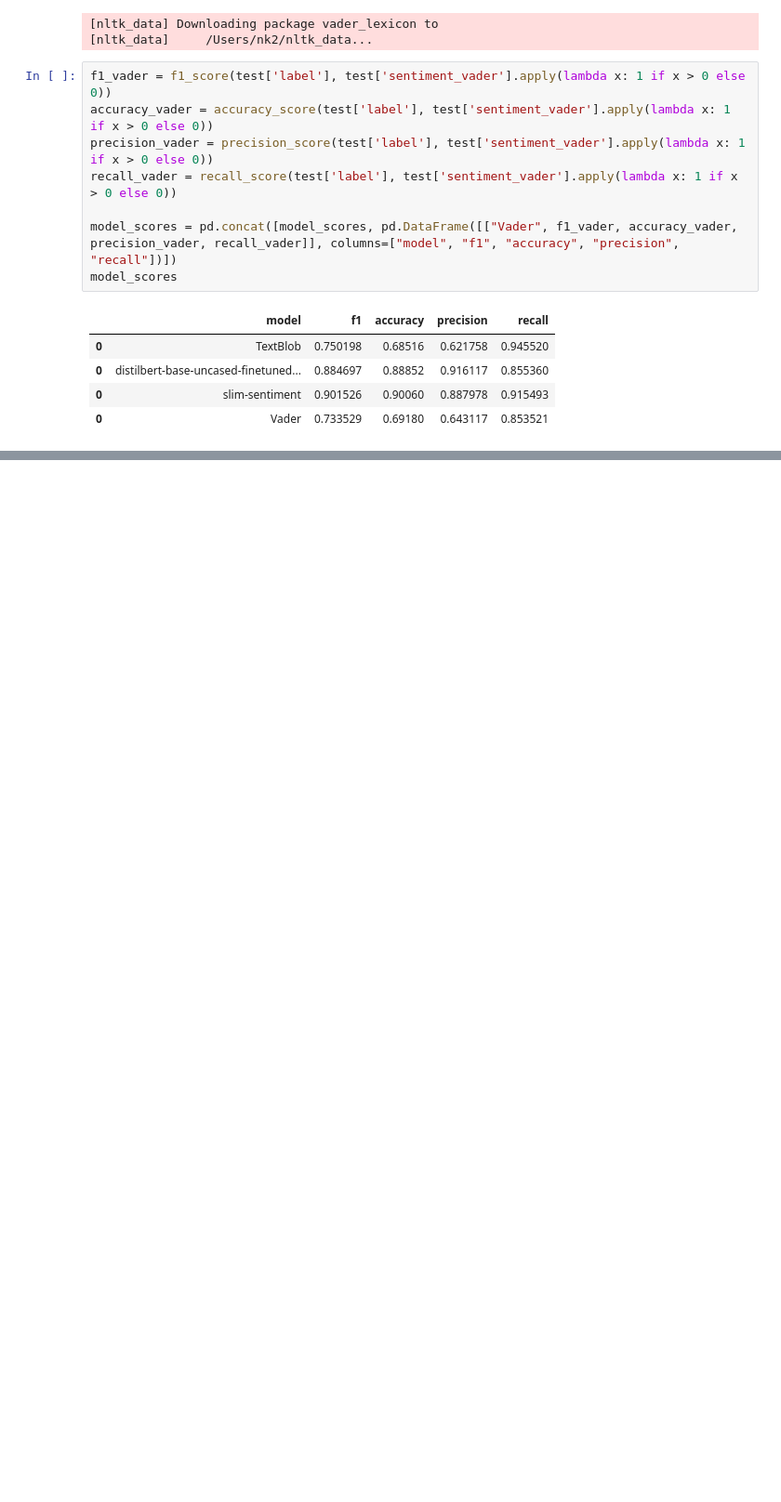
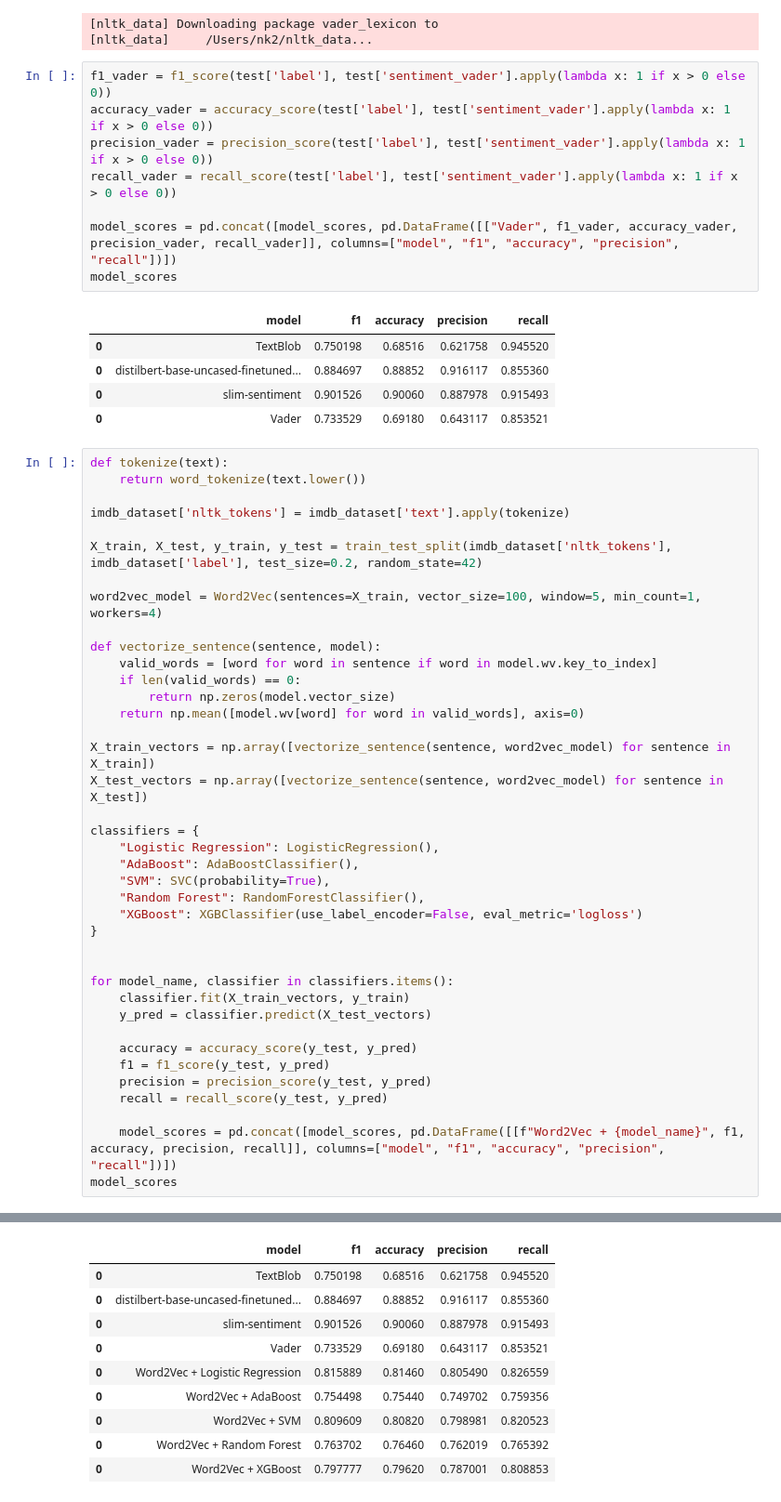
Before and after one commit to grant-TraDA/NLP-2024W, a Jupyter notebook: tutorial-excercises/tutorial 2 - embeddings/js_nk_jz_zl_IMDB.ipynb, the cells around one changed output, grey strips where cells are left out. Shown at 93% size. Saved outputs shown, nothing was run; the diff lists cells and outputs as text; blank space fills up the shorter version.

```diff
--- a/tutorial-excercises/tutorial 2 - embeddings/js_nk_jz_zl_IMDB.ipynb
+++ b/tutorial-excercises/tutorial 2 - embeddings/js_nk_jz_zl_IMDB.ipynb
@@ -246,3 +191,43 @@ model_scores
 | 0 | distilbert-base-uncased-finetuned... | 0.884697 | 0.88852 | 0.916117 | 0.855360 |
 | 0 | slim-sentiment | 0.901526 | 0.90060 | 0.887978 | 0.915493 |
 | 0 | Vader | 0.733529 | 0.69180 | 0.643117 | 0.853521 |
+# %%
+def tokenize(text):
+    return word_tokenize(text.lower())
+
+imdb_dataset['nltk_tokens'] = imdb_dataset['text'].apply(tokenize)
+
+X_train, X_test, y_train, y_test = train_test_split(imdb_dataset['nltk_tokens'], imdb_dataset['label'], test_size=0.2, random_state=42)
+
+word2vec_model = Word2Vec(sentences=X_train, vector_size=100, window=5, min_count=1, workers=4)
+
+def vectorize_sentence(sentence, model):
+    valid_words = [word for word in sentence if word in model.wv.key_to_index]
+    if len(valid_words) == 0:
+        return np.zeros(model.vector_size)
+    return np.mean([model.wv[word] for word in valid_words], axis=0)
+
+X_train_vectors = np.array([vectorize_sentence(sentence, word2vec_model) for sentence in X_train])
+X_test_vectors = np.array([vectorize_sentence(sentence, word2vec_model) for sentence in X_test])
+
+classifiers = {
+    "Logistic Regression": LogisticRegression(),
+    "AdaBoost": AdaBoostClassifier(),
+    "SVM": SVC(probability=True),
+    "Random Forest": RandomForestClassifier(),
+    "XGBoost": XGBClassifier(use_label_encoder=False, eval_metric='logloss')
+}
+
+
+for model_name, classifier in classifiers.items():
+    classifier.fit(X_train_vectors, y_train)
+    y_pred = classifier.predict(X_test_vectors)
+
+    accuracy = accuracy_score(y_test, y_pred)
+    f1 = f1_score(y_test, y_pred)
+    precision = precision_score(y_test, y_pred)
+    recall = recall_score(y_test, y_pred)
+
+    model_scores = pd.concat([model_scores, pd.DataFrame([[f"Word2Vec + {model_name}", f1, accuracy, precision, recall]], columns=["model", "f1", "accuracy", "precision", "recall"])])
+model_scores
+# %% [output]
@@ -248,0 +244,10 @@ model_scores
+|  | model | f1 | accuracy | precision | recall |
+| 0 | TextBlob | 0.750198 | 0.68516 | 0.621758 | 0.945520 |
+| 0 | distilbert-base-uncased-finetuned... | 0.884697 | 0.88852 | 0.916117 | 0.855360 |
+| 0 | slim-sentiment | 0.901526 | 0.90060 | 0.887978 | 0.915493 |
+| 0 | Vader | 0.733529 | 0.69180 | 0.643117 | 0.853521 |
+| 0 | Word2Vec + Logistic Regression | 0.815889 | 0.81460 | 0.805490 | 0.826559 |
+| 0 | Word2Vec + AdaBoost | 0.754498 | 0.75440 | 0.749702 | 0.759356 |
+| 0 | Word2Vec + SVM | 0.809609 | 0.80820 | 0.798981 | 0.820523 |
+| 0 | Word2Vec + Random Forest | 0.763702 | 0.76460 | 0.762019 | 0.765392 |
+| 0 | Word2Vec + XGBoost | 0.797777 | 0.79620 | 0.787001 | 0.808853 |
```
Also changed, not shown: parts of 19 cells of this notebook, 1 other file.
